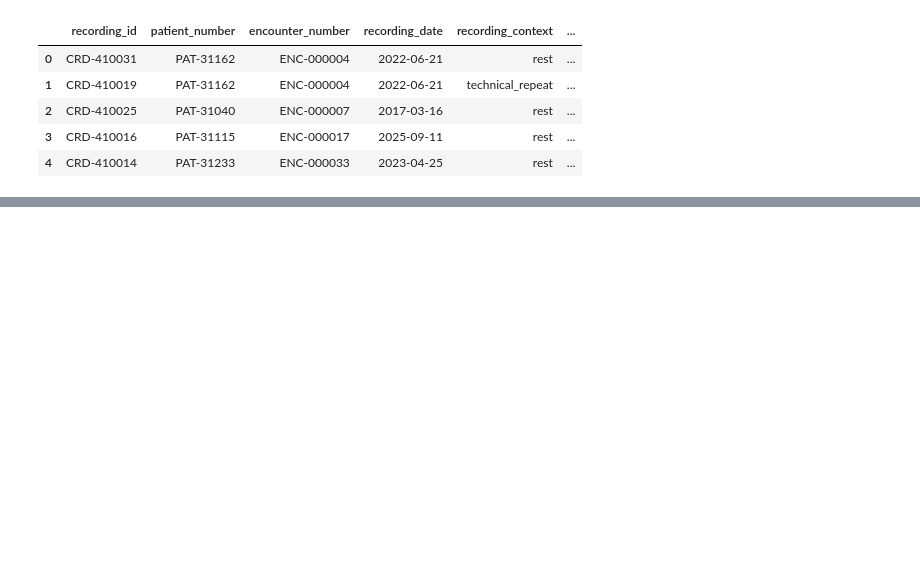
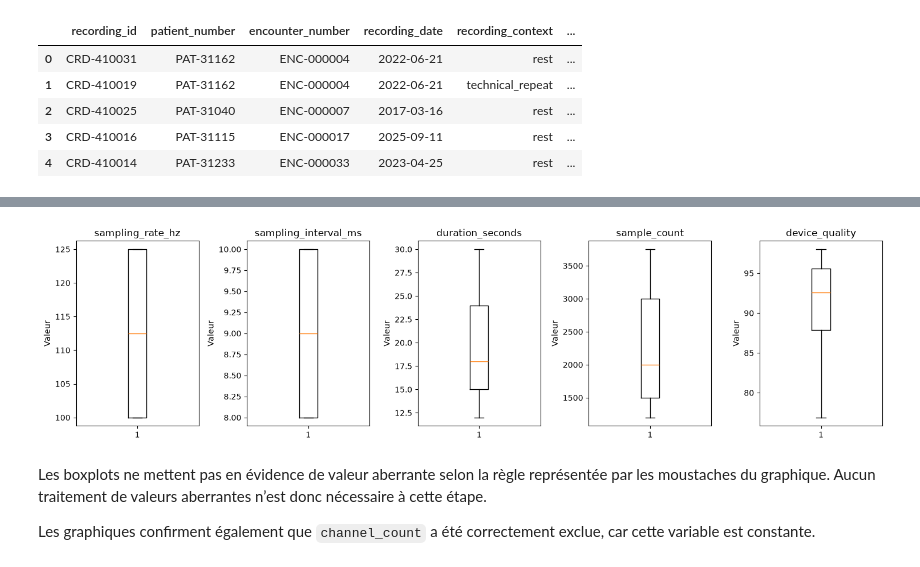
Before and after one commit to Sheik-info/20262027-UE-DataMining-Project, a Jupyter notebook: health.ipynb, the cells around one changed output, grey strips where cells are left out. Cells and saved outputs as stored; diff of their text form; code cells hidden in the pictures; blank space fills up the shorter version.

```diff
--- a/health.ipynb
+++ b/health.ipynb
@@ -2715,0 +210,16 @@ MRP-42-recherche : 1 patients à profession rare sur 20 | Fisher p = 1
+# %%
+fig, axes = plt.subplots(1, 5, figsize=(15, 4))
+
+for axe, variable in zip(axes, variables_numeriques):
+    axe.boxplot(df[variable])
+    axe.set_title(variable)
+    axe.set_ylabel("Valeur")
+
+plt.tight_layout()
+plt.show()
+# %% [output]
+[figure, added]
+# %% [markdown]
+Les boxplots ne mettent pas en évidence de valeur aberrante selon la règle représentée par les moustaches du graphique. Aucun traitement de valeurs aberrantes n’est donc nécessaire à cette étape.
+
+Les graphiques confirment également que `channel_count` a été correctement exclue, car cette variable est constante.
```
Also changed, not shown: parts of 486 cells of this notebook.
